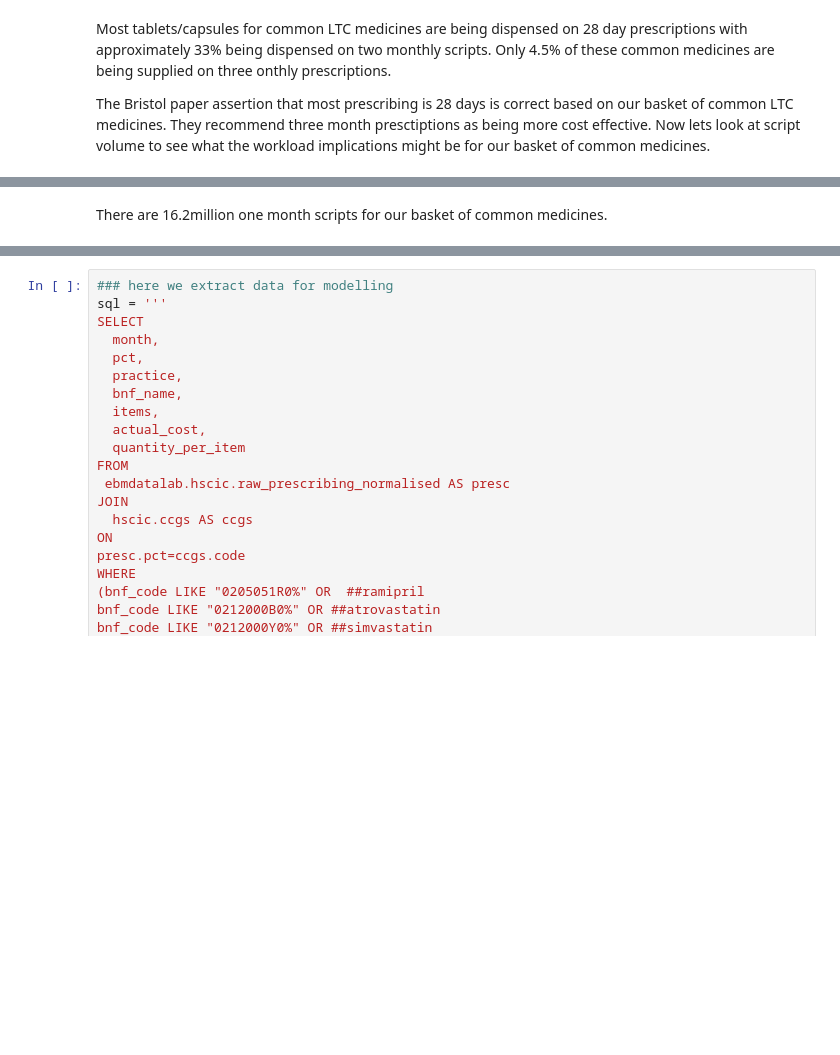
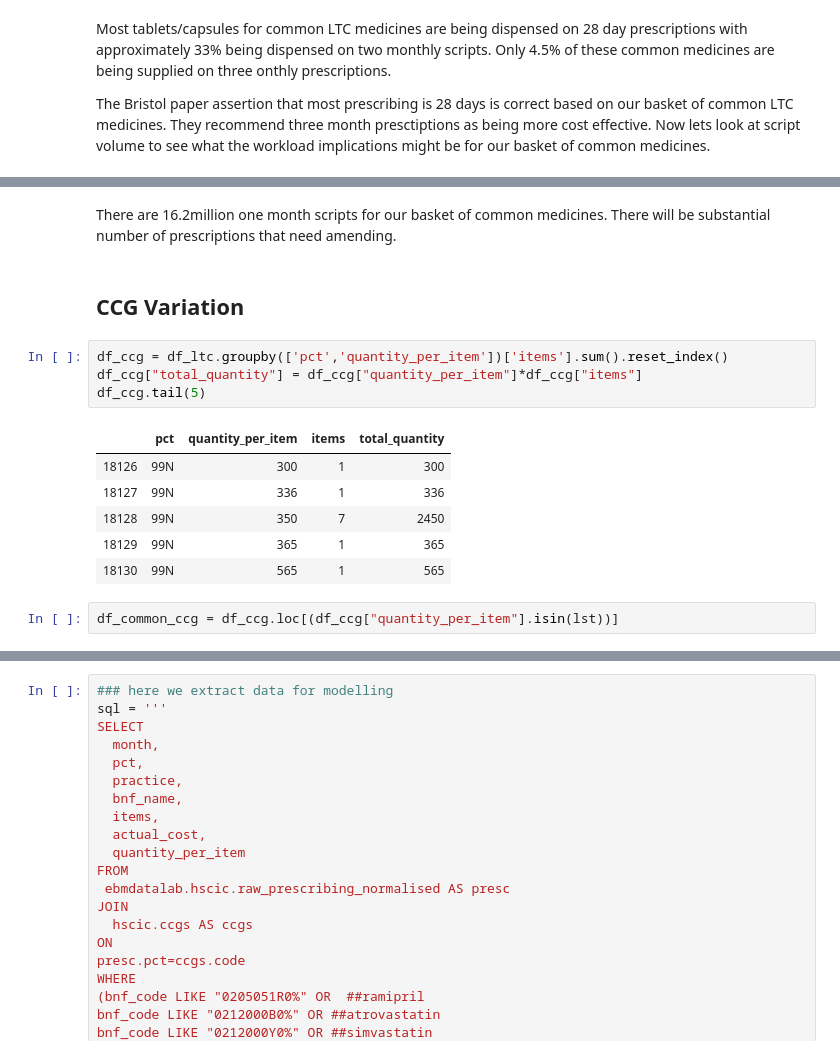
Before and after one commit to ebmdatalab/jupyter-notebooks, a Jupyter notebook: LTC Prescription Duration/LTC Rx Duration.ipynb, the cells around one changed output, grey strips where cells are left out. Saved outputs shown, nothing was run; the diff lists cells and outputs as text; blank space fills up the shorter version.

```diff
--- a/LTC Prescription Duration/LTC Rx Duration.ipynb
+++ b/LTC Prescription Duration/LTC Rx Duration.ipynb
@@ -145,4 +146,19 @@ fig.show()
 # %% [output]
 [interactive output not drawn]
 # %% [markdown]
-There are 16.2million one month scripts for our basket of common medicines.
+There are 16.2million one month scripts for our basket of common medicines. There will be substantial number of prescriptions that need amending.
+# %% [markdown]
+## CCG Variation
+# %%
+df_ccg = df_ltc.groupby(['pct','quantity_per_item'])['items'].sum().reset_index()
+df_ccg["total_quantity"] = df_ccg["quantity_per_item"]*df_ccg["items"]
+df_ccg.tail(5)
+# %% [output]
+|  | pct | quantity_per_item | items | total_quantity |
+| 18126 | 99N | 300 | 1 | 300 |
+| 18127 | 99N | 336 | 1 | 336 |
+| 18128 | 99N | 350 | 7 | 2450 |
+| 18129 | 99N | 365 | 1 | 365 |
+| 18130 | 99N | 565 | 1 | 565 |
+# %%
+df_common_ccg = df_ccg.loc[(df_ccg["quantity_per_item"].isin(lst))]
```
Also changed, not shown: parts of 11 cells of this notebook.
